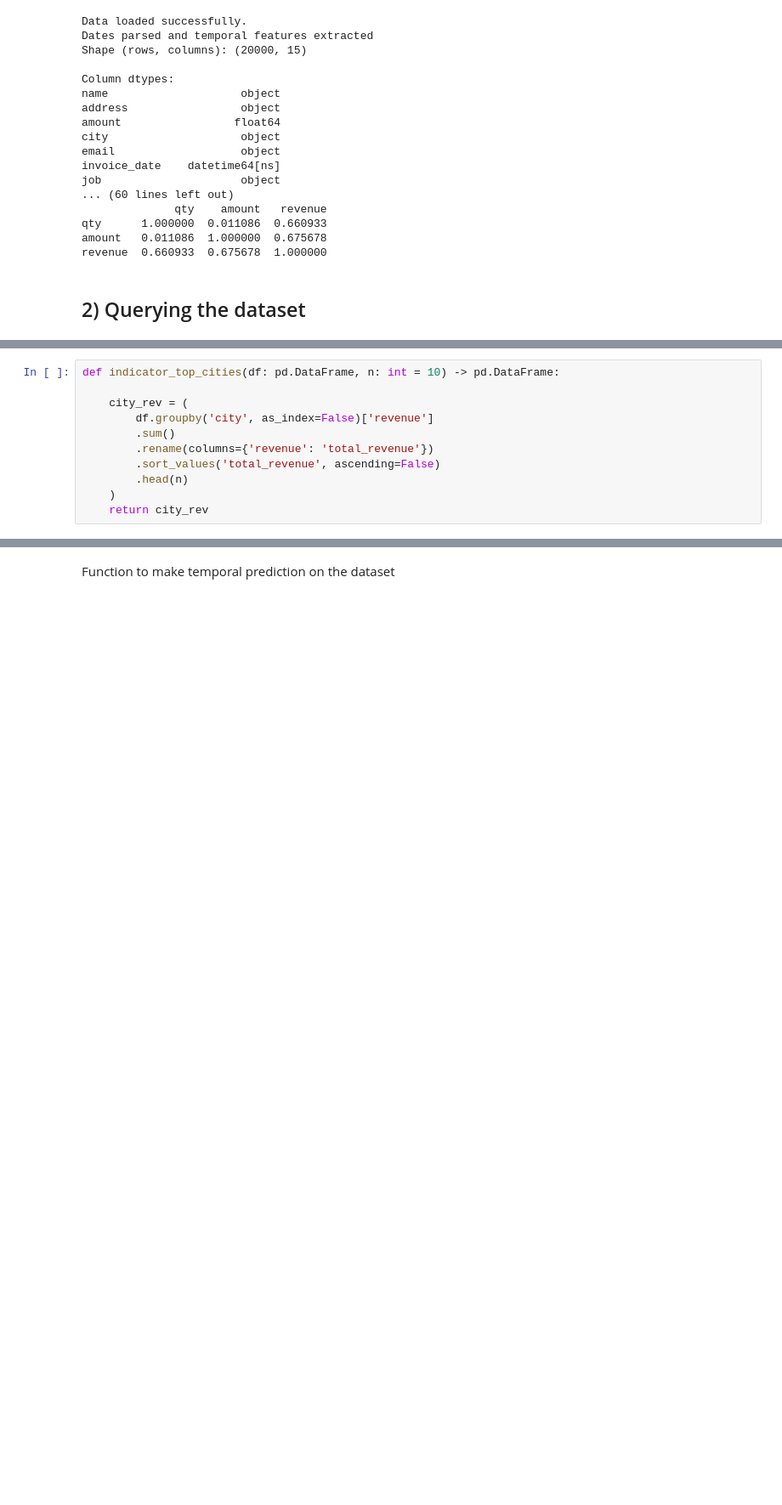
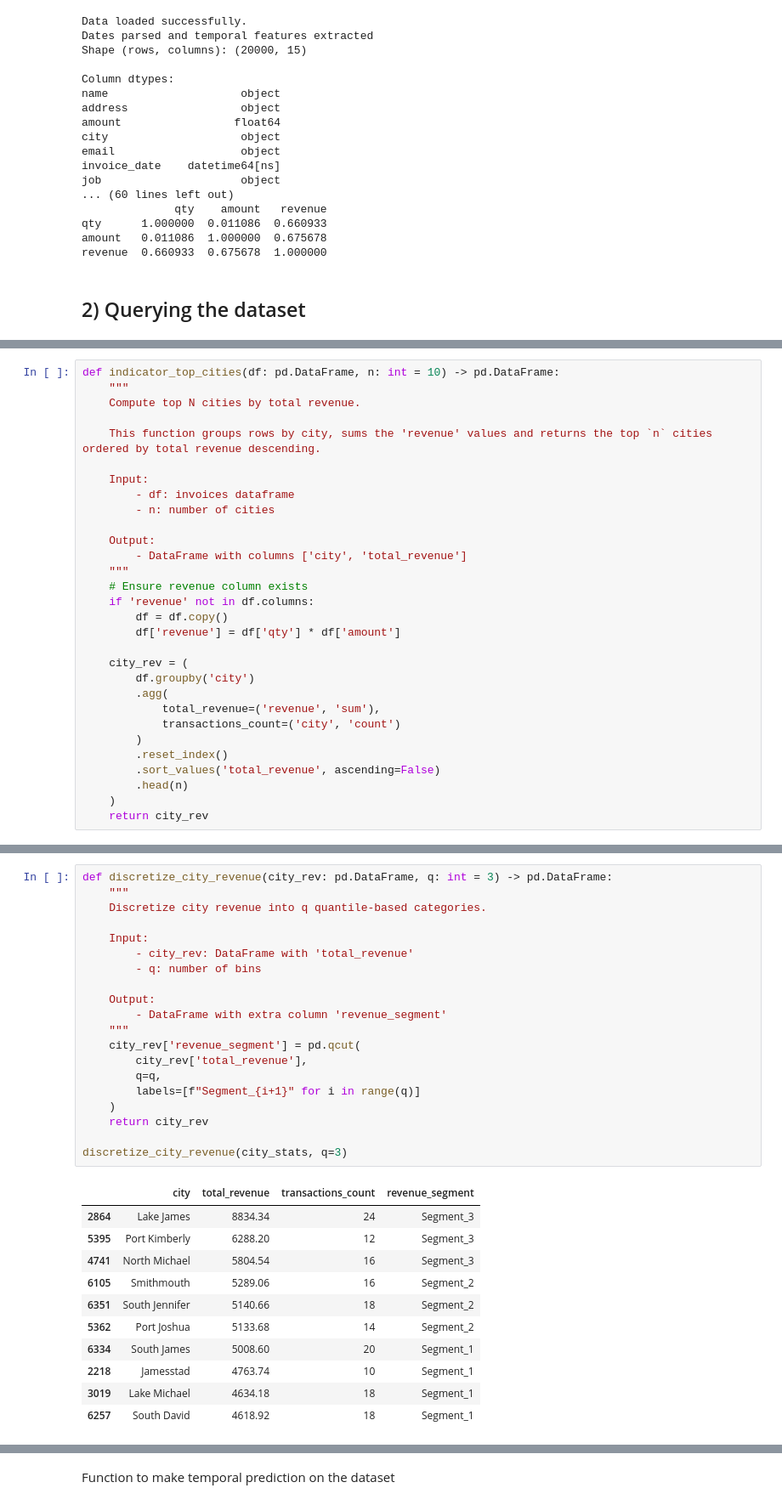
Before and after one commit to Loro67/invoices-data-analysis, a Jupyter notebook: Invoices-Dataset-Analysis.ipynb, the cells around one changed output, grey strips where cells are left out. Shown at 85% size. Cells and saved outputs as stored; diff of their text form; blank space fills up the shorter version.

```diff
--- a/Invoices-Dataset-Analysis.ipynb
+++ b/Invoices-Dataset-Analysis.ipynb
@@ -261,10 +238,29 @@ To do => Explication of the indicator here
 # %%
 def indicator_top_cities(df: pd.DataFrame, n: int = 10) -> pd.DataFrame:
+    """
+    Compute top N cities by total revenue.
+
+    This function groups rows by city, sums the 'revenue' values and returns the top `n` cities ordered by total revenue descending.
+
+    Input:
+        - df: invoices dataframe
+        - n: number of cities
+
+    Output:
+        - DataFrame with columns ['city', 'total_revenue']
+    """
+    # Ensure revenue column exists
+    if 'revenue' not in df.columns:
+        df = df.copy()
+        df['revenue'] = df['qty'] * df['amount']
 
     city_rev = (
-        df.groupby('city', as_index=False)['revenue']
-        .sum()
-        .rename(columns={'revenue': 'total_revenue'})
+        df.groupby('city')
+        .agg(
+            total_revenue=('revenue', 'sum'),
+            transactions_count=('city', 'count')
+        )
+        .reset_index()
         .sort_values('total_revenue', ascending=False)
         .head(n)
     )
@@ -272,3 +353,35 @@ def indicator_top_cities(df: pd.DataFrame, n: int = 10) -> pd.DataFrame:
+# %%
+def discretize_city_revenue(city_rev: pd.DataFrame, q: int = 3) -> pd.DataFrame:
+    """
+    Discretize city revenue into q quantile-based categories.
+
+    Input:
+        - city_rev: DataFrame with 'total_revenue'
+        - q: number of bins
+
+    Output:
+        - DataFrame with extra column 'revenue_segment'
+    """
+    city_rev['revenue_segment'] = pd.qcut(
+        city_rev['total_revenue'],
+        q=q,
+        labels=[f"Segment_{i+1}" for i in range(q)]
+    )
+    return city_rev
+
+discretize_city_revenue(city_stats, q=3)
+# %% [output]
+|  | city | total_revenue | transactions_count | revenue_segment |
+| 2864 | Lake James | 8834.34 | 24 | Segment_3 |
+| 5395 | Port Kimberly | 6288.20 | 12 | Segment_3 |
+| 4741 | North Michael | 5804.54 | 16 | Segment_3 |
+| 6105 | Smithmouth | 5289.06 | 16 | Segment_2 |
+| 6351 | South Jennifer | 5140.66 | 18 | Segment_2 |
+| 5362 | Port Joshua | 5133.68 | 14 | Segment_2 |
+| 6334 | South James | 5008.60 | 20 | Segment_1 |
+| 2218 | Jamesstad | 4763.74 | 10 | Segment_1 |
+| 3019 | Lake Michael | 4634.18 | 18 | Segment_1 |
+| 6257 | South David | 4618.92 | 18 | Segment_1 |
 # %%
 def monthly_revenue(df: pd.DataFrame) -> pd.DataFrame:
     """Get monthly revenue."""
```
Also changed, not shown: parts of 15 cells of this notebook.
